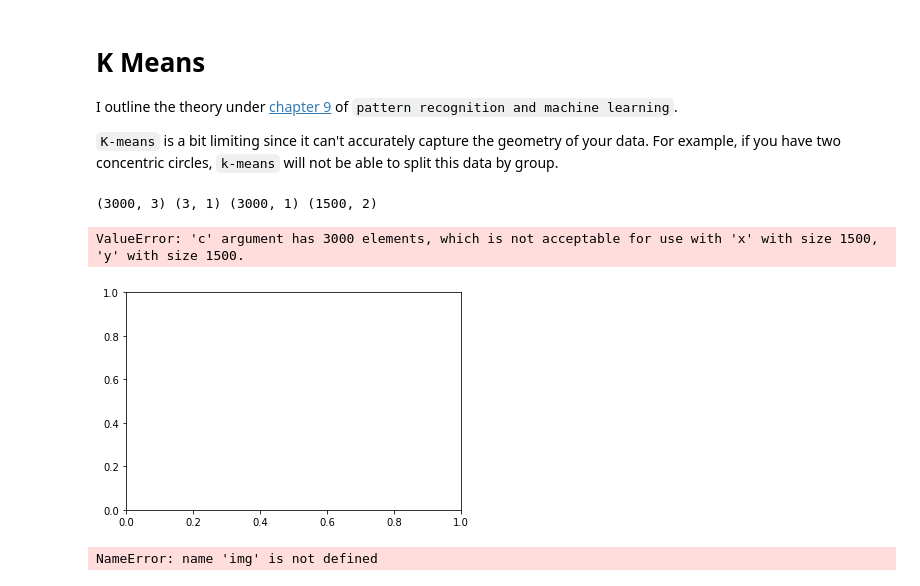
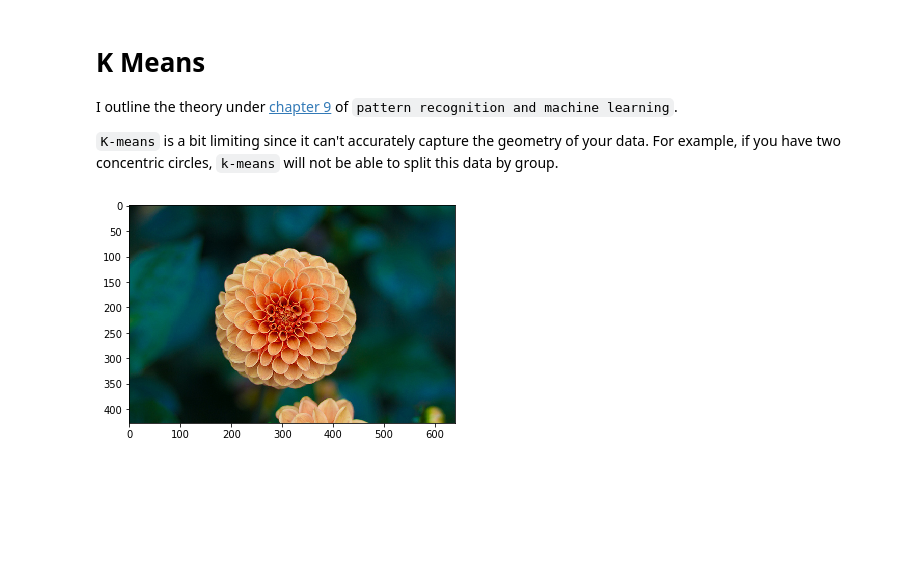
Before and after one commit to gstvolvr/notebooks, a Jupyter notebook: concepts/learning/unsupervised/clustering/k_means.ipynb, the cells around one changed output. Drawn from its saved outputs; the diff is of its cells as text; code cells hidden in the pictures; blank space fills up the shorter version.

```diff
--- a/concepts/learning/unsupervised/clustering/k_means.ipynb
+++ b/concepts/learning/unsupervised/clustering/k_means.ipynb
@@ -31,18 +5,0 @@ dist, C, L = k_means(X, 3)
-# %%
-print(dist.shape, C.shape, L.shape, X.shape)
-# %% [output]
-(3000, 3) (3, 1) (3000, 1) (1500, 2)
-# %%
-plt.scatter(X[:, 0], X[:, 1]);
-# %% [output]
-ValueError: 'c' argument has 3000 elements, which is not acceptable for use with 'x' with size 1500, 'y' with size 1500.
-[figure, removed]
-# %%
-from sklearn.cluster import KMeans
-
-kmeans = KMeans(3)
-kmeans.fit(img)
-C = kmeans.cluster_centers_
-L = kmeans.predict(img)
-# %% [output]
-NameError: name 'img' is not defined
@@ -48,0 +47,8 @@ NameError: name 'img' is not defined
+# %%
+from sklearn.datasets import load_sample_image, load_sample_images
+
+data = load_sample_images()
+X = data['images'][1] # flower
+plt.imshow(X);
+# %% [output]
+[figure, added]
```
Also changed, not shown: parts of 5 cells of this notebook.
